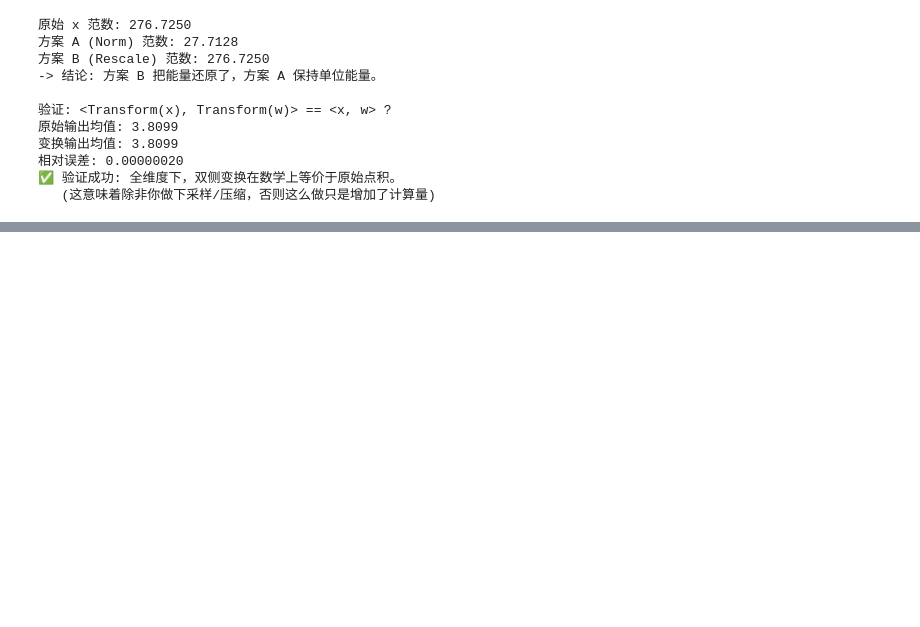
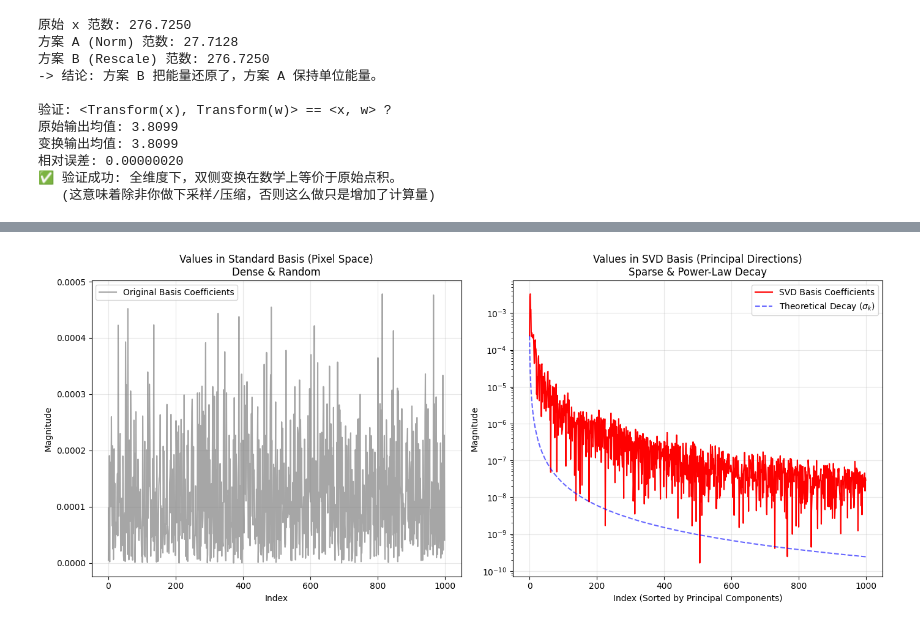
Before and after one commit to ququ-e240021/icml_project, a Jupyter notebook: notebooks/train_cifar.ipynb, the cells around one changed output, grey strips where cells are left out. Cells and saved outputs as stored; diff of their text form; code cells hidden in the pictures; blank space fills up the shorter version.

```diff
--- a/notebooks/train_cifar.ipynb
+++ b/notebooks/train_cifar.ipynb
@@ -491,0 +720,81 @@ if __name__ == '__main__':
+# %%
+import numpy as np
+import matplotlib.pyplot as plt
+
+# 1. 设置实验参数
+N = 1000    # 矩阵维度 (N x N)
+Rank = 1000 # 满秩，但是奇异值衰减
+decay_power = 2.0 # 幂律衰减系数 (alpha)，越大衰减越快
+
+# 2. 构造具有特定奇异值衰减的矩阵 X
+# 奇异值 sigma_k ~ 1 / k^alpha
+k = np.arange(1, Rank + 1)
+singular_values = 1 / (k ** decay_power)
+
+# 生成随机正交矩阵 U 和 V (模拟任意的旋转)
+# 使用 QR 分解生成正交基
+np.random.seed(42)
+U_rand, _ = np.linalg.qr(np.random.randn(N, N))
+V_rand, _ = np.linalg.qr(np.random.randn(N, N))
+
+# 构造矩阵 X = U * Sigma * V^T
+Sigma_matrix = np.diag(singular_values)
+X = U_rand @ Sigma_matrix @ V_rand.T
+
+print(f"矩阵 X 构建完成。维度: {X.shape}")
+print("验证 X 的奇异值是否服从幂律分布...")
+
+# 3. 验证假设：基变换
+# 我们取 X 的任意一列数据 x_sample
+col_idx = 10 # 随机选第10列
+x_sample = X[:, col_idx]
+
+# A. 在原始基 (Identity Basis) 下的系数
+# 就是 x_sample 本身的值
+coeffs_standard = np.abs(x_sample)
+
+# B. 在 SVD 左奇异向量基 (U) 下的系数
+# 变换公式: alpha = U^T * x
+# 注意：这里的 U 必须是 X 真实的左奇异矩阵，在我们的构造中就是 U_rand
+coeffs_svd = np.abs(U_rand.T @ x_sample)
+
+# 4. 可视化对比
+plt.figure(figsize=(14, 6))
+
+# 子图1: 原始基下的系数分布
+plt.subplot(1, 2, 1)
+plt.plot(coeffs_standard, color='gray', alpha=0.7, label='Original Basis Coefficients')
+plt.title("Values in Standard Basis (Pixel Space)\nDense & Random", fontsize=12)
+plt.xlabel("Index")
+plt.ylabel("Magnitude")
+plt.legend()
+plt.grid(True, alpha=0.3)
+
+# 子图2: SVD基下的系数分布 (验证你的猜想)
+plt.subplot(1, 2, 2)
+plt.plot(coeffs_svd, color='red', linewidth=1.5, label='SVD Basis Coefficients')
+# 叠加理论衰减曲线 (缩放以匹配量级)
+scale_factor = coeffs_svd[0] / singular_values[0]
+plt.plot(singular_values * scale_factor, 'b--', linewidth=1.5, alpha=0.6, label=r'Theoretical Decay ($\sigma_k$)')
+
+plt.title("Values in SVD Basis (Principal Directions)\nSparse & Power-Law Decay", fontsize=12)
+plt.xlabel("Index (Sorted by Principal Components)")
+plt.ylabel("Magnitude")
+plt.yscale('log') # 使用对数坐标展示幂律
+plt.legend()
+plt.grid(True, alpha=0.3)
+
+plt.tight_layout()
+plt.show()
+
+# 5. 定量分析稀疏性 (L1/L2 比率，越小越稀疏)
+def sparsity_measure(vec):
+    return np.linalg.norm(vec, 1) / np.linalg.norm(vec, 2)
+
+s_std = sparsity_measure(x_sample)
+s_svd = sparsity_measure(coeffs_svd)
+
+print(f"\n--- 稀疏性度量 (L1/L2 Ratio) ---")
+print(f"原始空间: {s_std:.2f} (数值较大，说明能量分散)")
+print(f"SVD 空间: {s_svd:.2f} (数值较小，说明能量集中，更加稀疏)")
+# %% [output]
@@ -491,0 +803 @@ if __name__ == '__main__':
+[figure, added]
```
Also changed, not shown: parts of 18 cells of this notebook, 4 other files.
